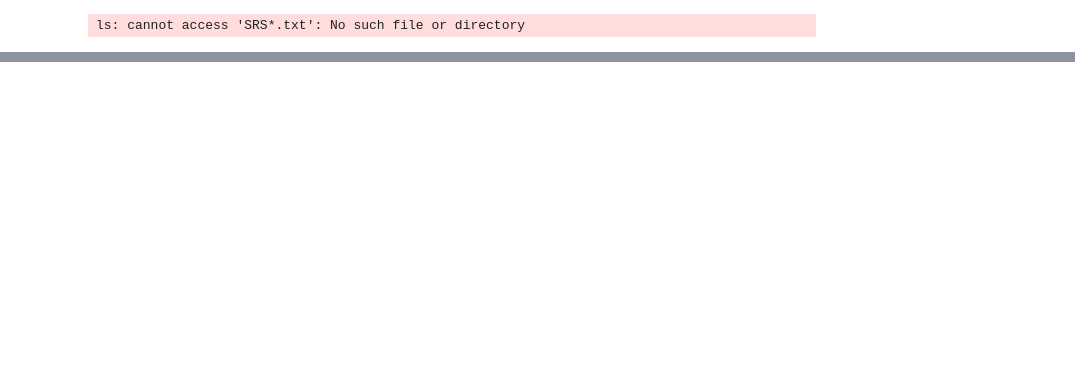
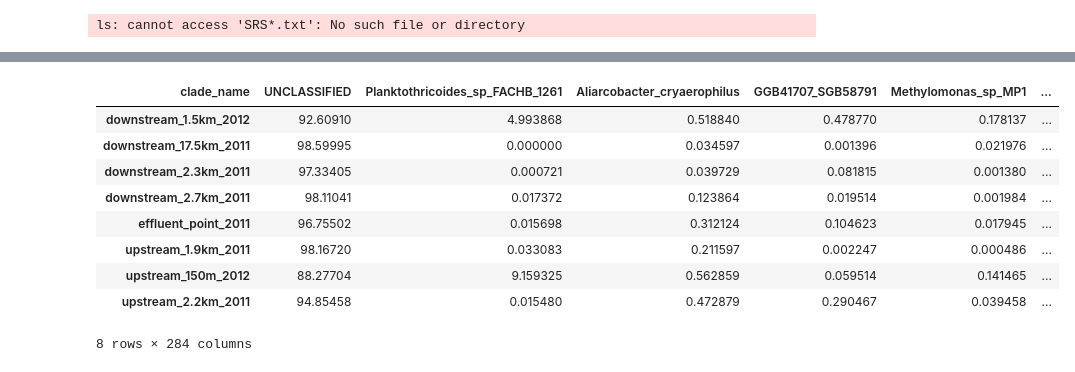
Before and after one commit to blomfelt/BBT045_Project, a Jupyter notebook: Project_group1.ipynb, the cells around one changed output, grey strips where cells are left out. Cells and saved outputs as stored; diff of their text form; code cells hidden in the pictures; blank space fills up the shorter version.

```diff
--- a/Project_group1.ipynb
+++ b/Project_group1.ipynb
@@ -469,0 +456,3 @@ sns.pairplot(species_df, hue='upstream_2.2km_2011')
+# %%
+df = pd.read_csv(species_file, sep='\t', header=0, index_col=0)
+#df = df.drop("Id",1)
@@ -469,0 +476,14 @@ sns.pairplot(species_df, hue='upstream_2.2km_2011')
+# %%
+transposed_df = df.transpose()
+transposed_df
+# %% [output]
+| clade_name | UNCLASSIFIED | Planktothricoides_sp_FACHB_1261 | Aliarcobacter_cryaerophilus | GGB41707_SGB58791 | Methylomonas_sp_MP1 | ... |
+| downstream_1.5km_2012 | 92.60910 | 4.993868 | 0.518840 | 0.478770 | 0.178137 | ... |
+| downstream_17.5km_2011 | 98.59995 | 0.000000 | 0.034597 | 0.001396 | 0.021976 | ... |
+| downstream_2.3km_2011 | 97.33405 | 0.000721 | 0.039729 | 0.081815 | 0.001380 | ... |
+| downstream_2.7km_2011 | 98.11041 | 0.017372 | 0.123864 | 0.019514 | 0.001984 | ... |
+| effluent_point_2011 | 96.75502 | 0.015698 | 0.312124 | 0.104623 | 0.017945 | ... |
+| upstream_1.9km_2011 | 98.16720 | 0.033083 | 0.211597 | 0.002247 | 0.000486 | ... |
+| upstream_150m_2012 | 88.27704 | 9.159325 | 0.562859 | 0.059514 | 0.141465 | ... |
+| upstream_2.2km_2011 | 94.85458 | 0.015480 | 0.472879 | 0.290467 | 0.039458 | ... |
+8 rows × 284 columns
```
Also changed, not shown: parts of 11 cells of this notebook.
